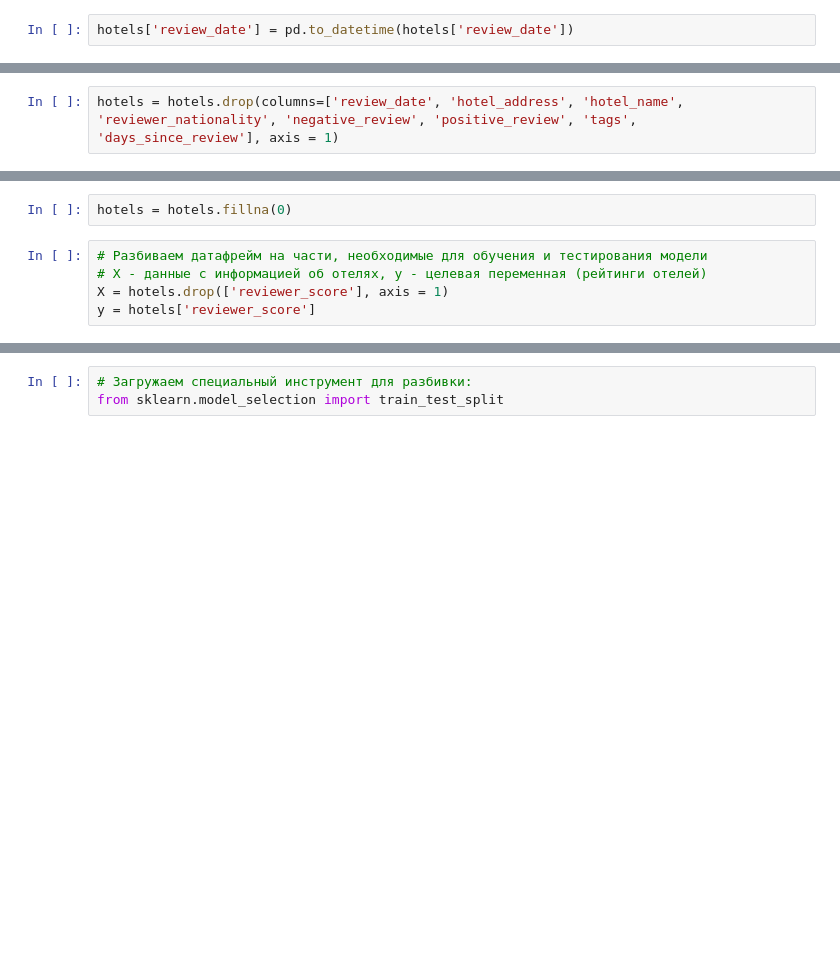
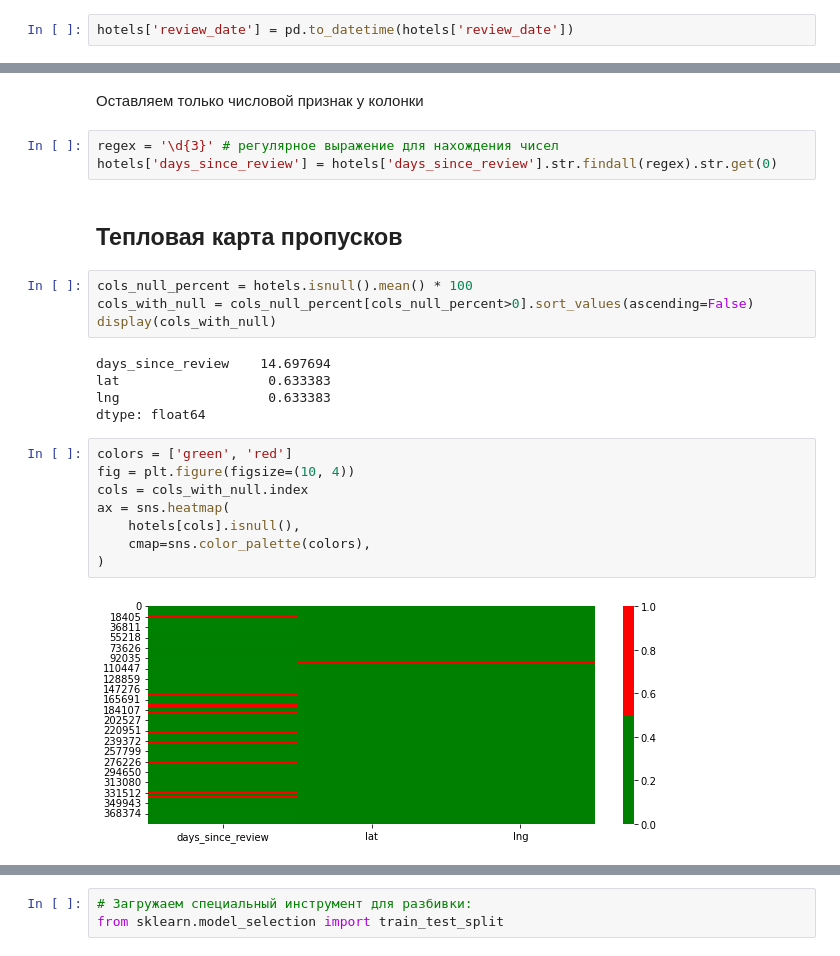
Before and after one commit to magicspirit215/Skillfactory, a Jupyter notebook: EDA_Project_3_model.ipynb, the cells around one changed output, grey strips where cells are left out. Drawn from its saved outputs; the diff is of its cells as text; blank space fills up the shorter version.

```diff
--- a/EDA_Project_3_model.ipynb
+++ b/EDA_Project_3_model.ipynb
@@ -98,2 +166,0 @@ hotels['hotel_address'][hotels.index[3569]]
-# %%
-hotels = hotels.drop(columns=['review_date', 'hotel_address', 'hotel_name', 'reviewer_nationality', 'negative_review', 'positive_review', 'tags', 'days_since_review'], axis = 1)
@@ -119,7 +167,26 @@ memory usage: 26.6 MB
-# %%
-hotels = hotels.fillna(0)
-# %%
-# Разбиваем датафрейм на части, необходимые для обучения и тестирования модели
-# Х - данные с информацией об отелях, у - целевая переменная (рейтинги отелей)
-X = hotels.drop(['reviewer_score'], axis = 1)
-y = hotels['reviewer_score']
+# %% [markdown]
+Оставляем только числовой признак у колонки
+# %%
+regex = '\d{3}' # регулярное выражение для нахождения чисел
+hotels['days_since_review'] = hotels['days_since_review'].str.findall(regex).str.get(0)
+# %% [markdown]
+## Тепловая карта пропусков
+# %%
+cols_null_percent = hotels.isnull().mean() * 100
+cols_with_null = cols_null_percent[cols_null_percent>0].sort_values(ascending=False)
+display(cols_with_null)
+# %% [output]
+days_since_review    14.697694
+lat                   0.633383
+lng                   0.633383
+dtype: float64
+# %%
+colors = ['green', 'red']
+fig = plt.figure(figsize=(10, 4))
+cols = cols_with_null.index
+ax = sns.heatmap(
+    hotels[cols].isnull(),
+    cmap=sns.color_palette(colors),
+)
+# %% [output]
+[figure, added]
```
Also changed, not shown: parts of 92 cells of this notebook, 1 other file.
